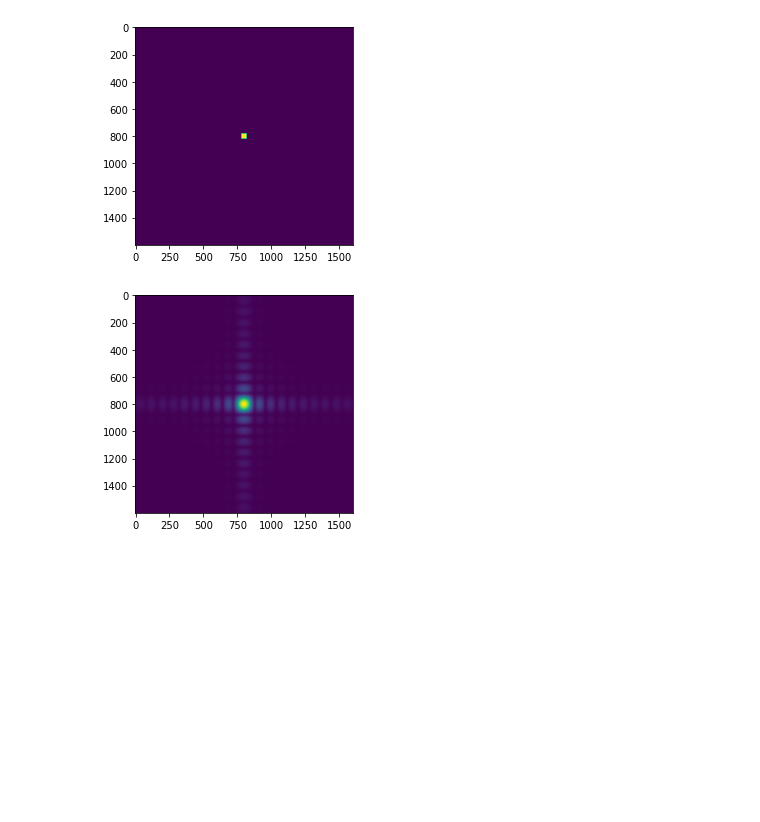
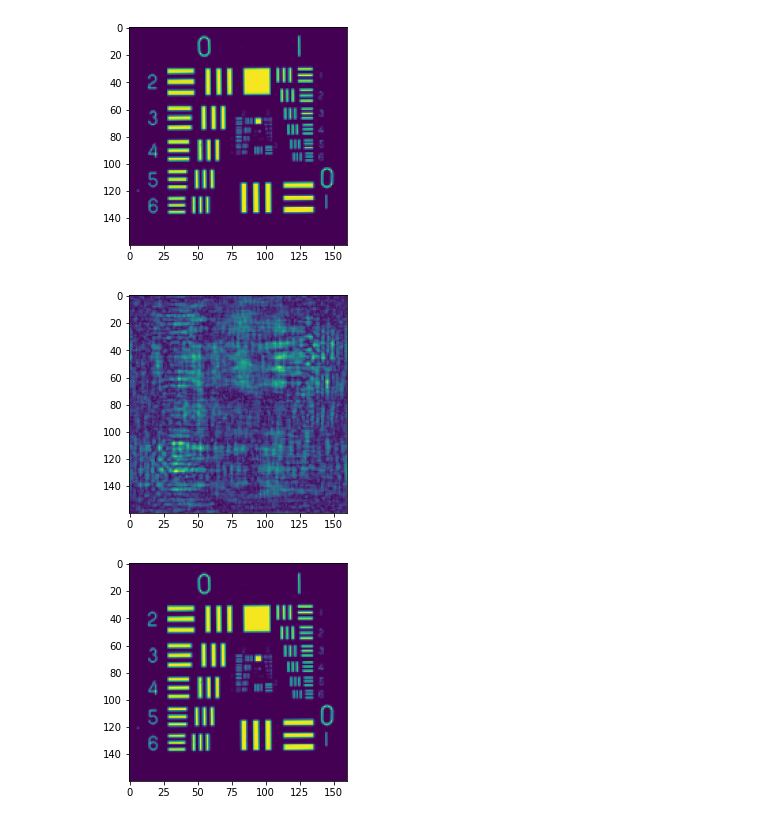
Before and after one commit to rstanuwijaya/jensen-lab-analysis, a Jupyter notebook: notebooks/fourier_gdi.ipynb, the cells around one changed output. Saved outputs shown, nothing was run; the diff lists cells and outputs as text; code cells hidden in the pictures; blank space fills up the shorter version.

```diff
--- a/notebooks/fourier_gdi.ipynb
+++ b/notebooks/fourier_gdi.ipynb
@@ -16,35 +18,54 @@ import functools
 # %%
-dim = (1600, 1600)
+dim = (160, 160)
 cm = 1e-2
 mm = 1e-3
 um = 1e-6
 nm = 1e-9
 
 x = np.linspace(-50, 50, dim[0]) * um
 y = np.linspace(-50, 50, dim[0]) * um
 X, Y = np.meshgrid(x, y)
 z = 3 * cm # distance from the meta to camera
-d = 0.1 * mm # meta aperture
+d = 10 * um # meta aperture
 lam = 660 * nm # wavelength
 k = 2 * np.pi / lam # wave number
 
+# setup fourier space
+kx = np.fft.fftfreq(len(x), np.diff(x)[0]) * 2 * np.pi
+ky = np.fft.fftfreq(len(y), np.diff(y)[0]) * 2 * np.pi
+KX, KY = np.meshgrid(kx, ky)
+
+# verify that the dimension is correct
+assert k**2 - max(kx)**2 - max(ky)**2 > 0, "Simulation dimension is too high"
+
 A = np.zeros(dim)
 A[(abs(X) < d/2) & (abs(Y) < d/2)] = 1
+
+target = imageio.imread('../common/RC_200.png')
+# change to gray scale
+target = cv2.cvtColor(target, cv2.COLOR_BGR2GRAY)
+A = cv2.resize(target, dim, interpolation=cv2.INTER_AREA)
 
 plt.imshow(A)
 plt.show()
 
 Ak = np.fft.fft2(A) # kernel
 
-kx = np.fft.fftfreq(len(x), np.diff(x)[0]) * 2 * np.pi
-ky = np.fft.fftfreq(len(y), np.diff(y)[0]) * 2 * np.pi
-KX, KY = np.meshgrid(kx, ky)
-
 H = np.exp(1j * z * np.sqrt(k**2 - np.abs(KX)**2 - np.abs(KY)**2))
 E = np.fft.ifft2(Ak * H)
 
 plt.imshow(np.abs(E))
 plt.show()
+
+E = np.roll(E, 1, axis=0)
+
+iH = np.exp(1j * -z * np.sqrt(k**2 - np.abs(KX)**2 - np.abs(KY)**2))
+iAk = np.fft.fft2(E) # kernel
+iA = np.fft.ifft2(iAk * iH)
+
+plt.imshow(np.abs(iA))
+plt.show()
 # %% [output]
-[figure, old version]
+[figure, new version]
-[figure, old version]
+[figure, new version]
+[figure, added]
```
Also changed, not shown: parts of 3 cells of this notebook.
